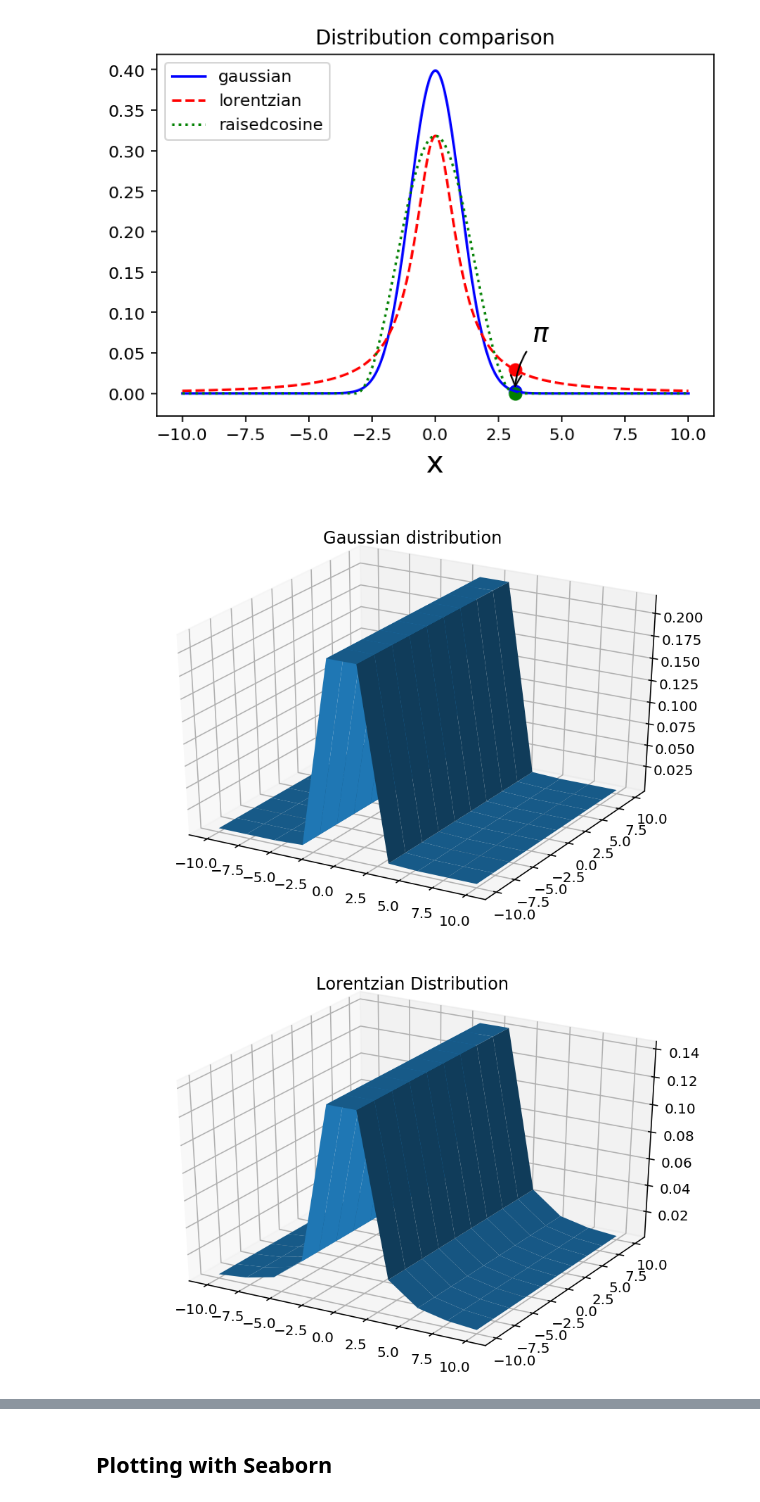
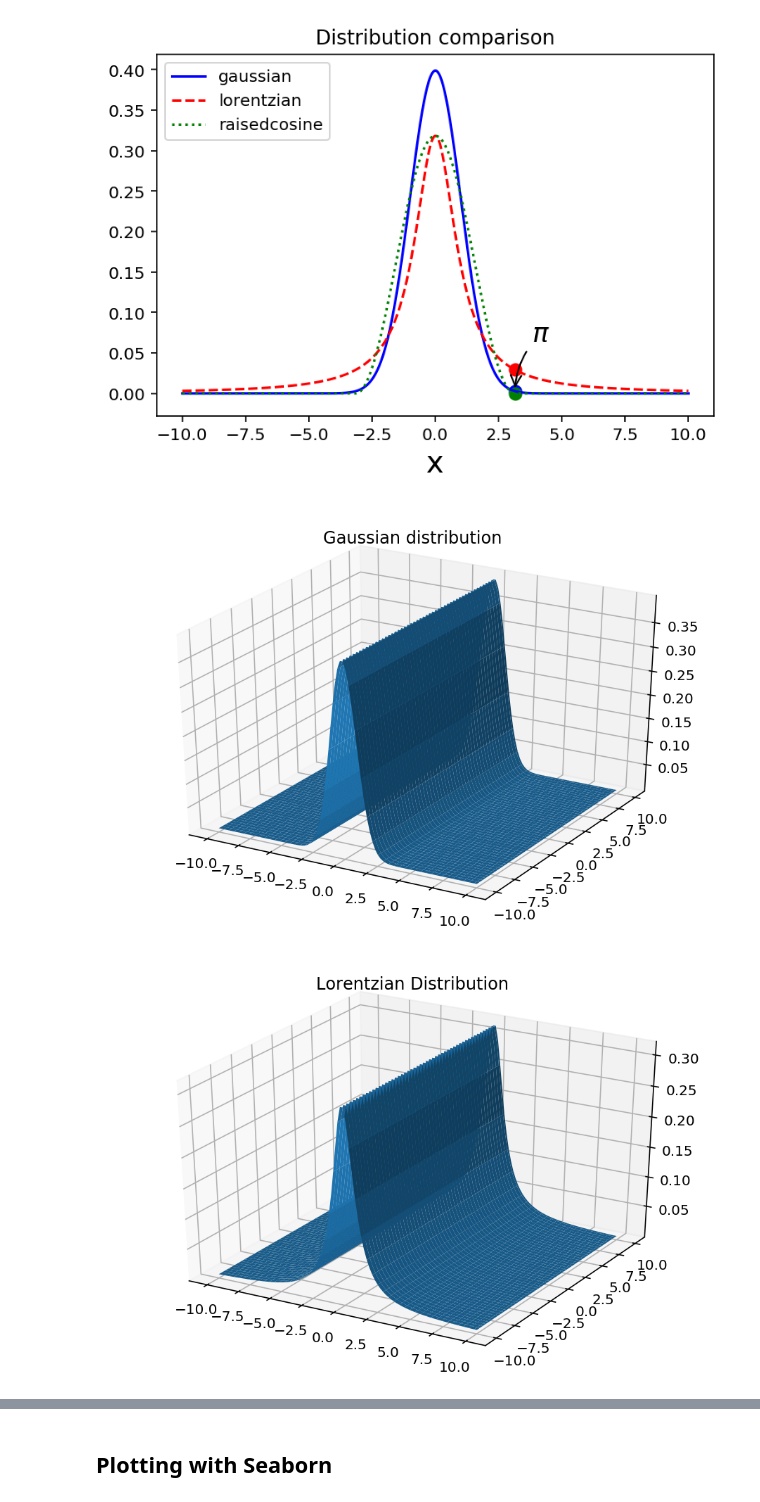
Before and after one commit to chapman-phys220-2018s/cw-05-phys220, a Jupyter notebook: cw05.ipynb, the cells around one changed output, grey strips where cells are left out. Drawn from its saved outputs; the diff is of its cells as text; code cells hidden in the pictures.

Commit message:
Fixed typo and adjusted n for 3D plots

```diff
--- a/cw05.ipynb
+++ b/cw05.ipynb
@@ -174,21 +174,21 @@ def gaussian_3d_plot(a = -10, b = 10, n = 1000):
     ax.plot_surface(x, y, gaussian(x))
     plt.title("Gaussian distribution")
 
-gaussian_3d_plot(n=10)
+gaussian_3d_plot(n=100)
 # %% [output]
-[figure, old version]
+[figure, new version]
 # %%
 def lorentzian_3d_plot(a = -10, b = 10, n = 1000):
     x = np.linspace(a,b,n)
     fig = plt.figure()
     ax = Axes3D(fig)
     x, y = np.meshgrid(x, x)
     ax.plot_surface(x, y, lorentzian(x))
     plt.title("Lorentzian Distribution")
 
-lorentzian_3d_plot(n=10)
+lorentzian_3d_plot(n=100)
 # %% [output]
-[figure, old version]
+[figure, new version]
 # %%
 def raisedcosine_3d_plot(a = -10, b = 10, n = 1000):
     x = np.linspace(a,b,n)
```
Also changed, not shown: parts of 1 cell of this notebook.
